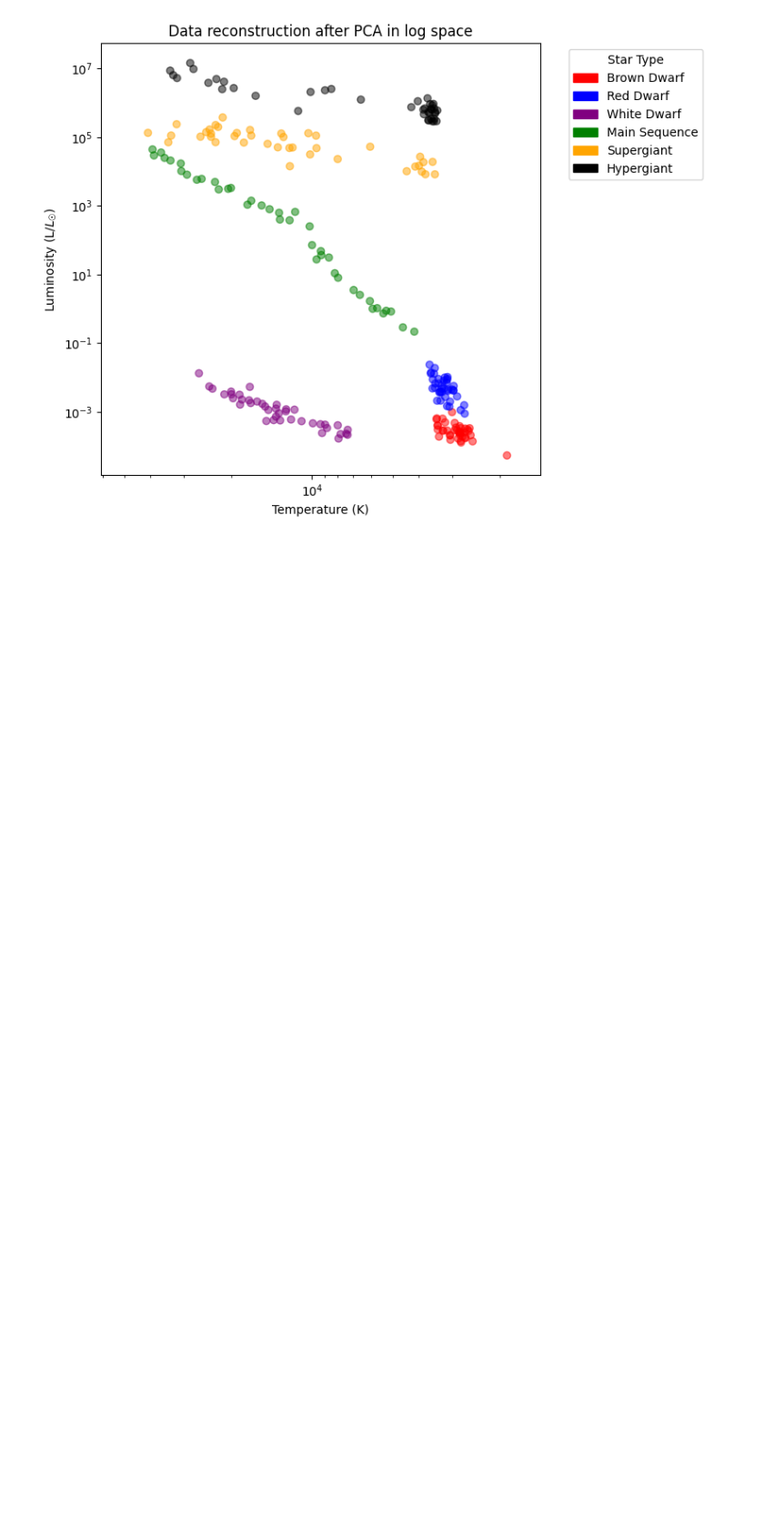
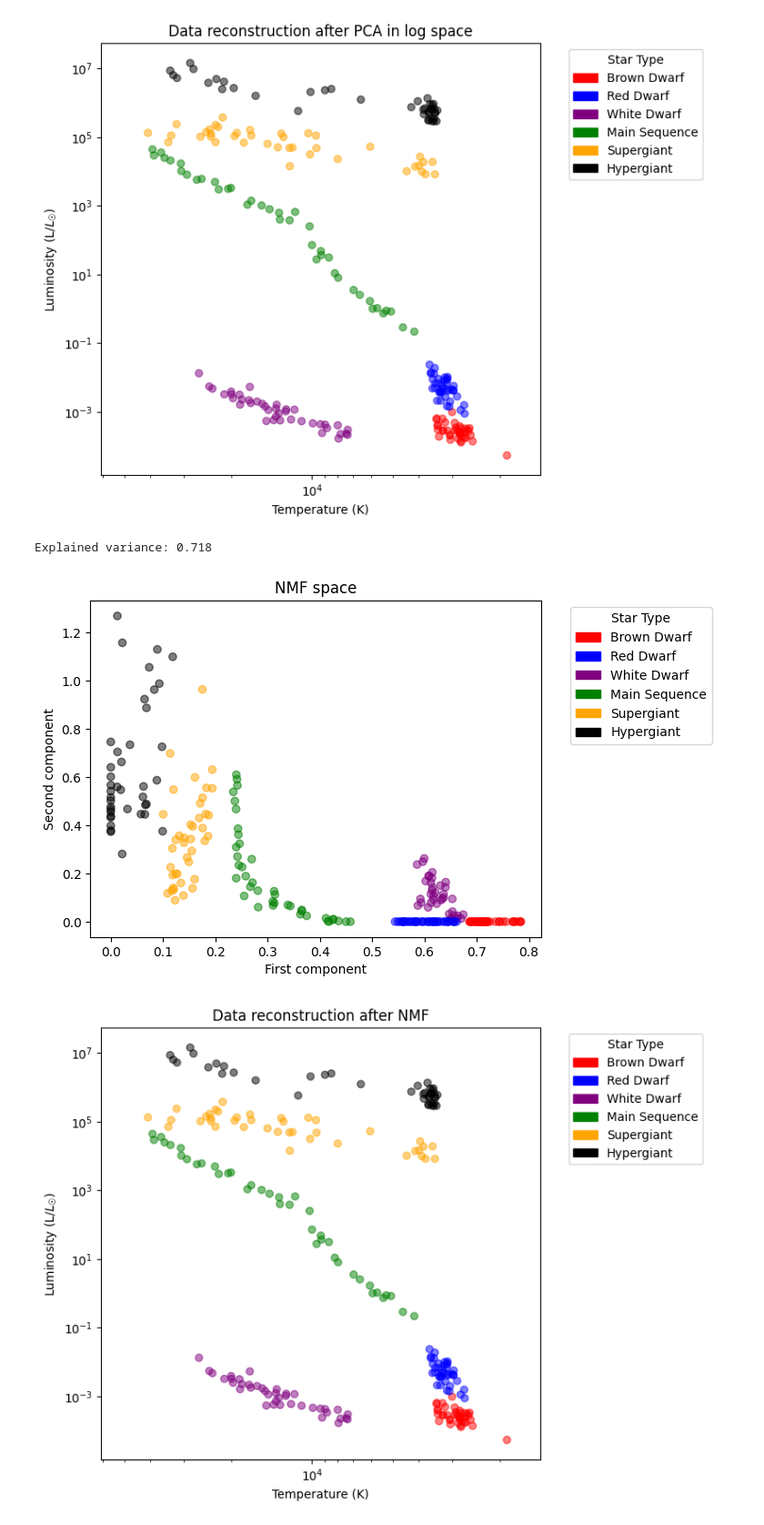
Before and after one commit to RiccardoFanton/astrostatistics_bicocca_2026, a Jupyter notebook: working/Lecture_15.ipynb, the cells around one changed output. Shown at 91% size. Cells and saved outputs as stored; diff of their text form; code cells hidden in the pictures; blank space fills up the shorter version.

```diff
--- a/working/Lecture_15.ipynb
+++ b/working/Lecture_15.ipynb
@@ -187,3 +189,63 @@ The explained variance is: 0.9817549339575524
 [figure]
 FINALLY
 [figure]
+# %%
+#better idea: do Non-negative Matrix factorization since both T and L we know are positive
+data_raw = np.array([temperature, luminosity, radius, absolute_magnitude]).T
+
+scaler = MinMaxScaler() #using the standard scaler would give negative values for T and L so NMF breaks, so we use MinMaxScaler to scale the data between 0 and 1
+data = scaler.fit_transform(data_raw)
+
+nmf = NMF(n_components=2, init='random', max_iter=1000, random_state=0)
+data_nmf = nmf.fit_transform(data)
+
+data_back = nmf.inverse_transform(data_nmf)
+
+#NMF doesnt have an explained_variance_ratio_ attribute, so we can compute the explained variance manually
+ss_res = np.sum((data - data_back)**2)   #reconstruction error
+ss_tot = np.sum((data - data.mean(axis=0))**2)  #variance
+print(f"Explained variance: {1 - ss_res/ss_tot:.3f}")
+
+# plot in NMF space
+plt.scatter(data_nmf[:, 0], data_nmf[:, 1], c=colors, alpha=0.5)
+plt.xlabel("First component")
+plt.ylabel("Second component")
+plt.title("NMF space")
+plt.legend(handles=legend_handles, title="Star Type",
+           bbox_to_anchor=(1.05, 1), loc='upper left')
+plt.show()
+
+
+#going back to the original space
+data_back = nmf.inverse_transform(data_nmf)
+data_rec = scaler.inverse_transform(data_back)
+
+plt.figure(figsize=(8, 6))
+plt.scatter(T_rec, L_rec, c=colors, alpha=0.5)
+plt.xlabel("Temperature (K)")
+plt.ylabel("Luminosity (L/$L_☉$)")
+plt.xscale('log')
+plt.yscale('log')
+plt.xlim(max(T_rec)*1.5, min(T_rec)*0.75)
+plt.title("Data reconstruction after NMF")
+plt.legend(handles=legend_handles, title="Star Type",
+           bbox_to_anchor=(1.05, 1), loc='upper left')
+plt.tight_layout()
+plt.show()
+
+#original plot for comparison
+plt.figure(figsize=(8,6))
+plt.scatter(temperature, luminosity, c=colors, alpha=0.5)
+plt.title('H-R diagram')
+plt.xscale('log')
+plt.yscale('log')
+plt.xlim(max(temperature)*1.5, min(temperature)*0.75)
+plt.legend(handles=legend_handles, title="Star Type",
+           bbox_to_anchor=(1.05, 1), loc='upper left')
+plt.xlabel("Temperature (K)")
+plt.ylabel("Luminosity (L/$L_☉$)")
+plt.show()
+# %% [output]
+Explained variance: 0.718
+[figure, added]
+[figure, added]
```
Also changed, not shown: parts of 2 cells of this notebook.
